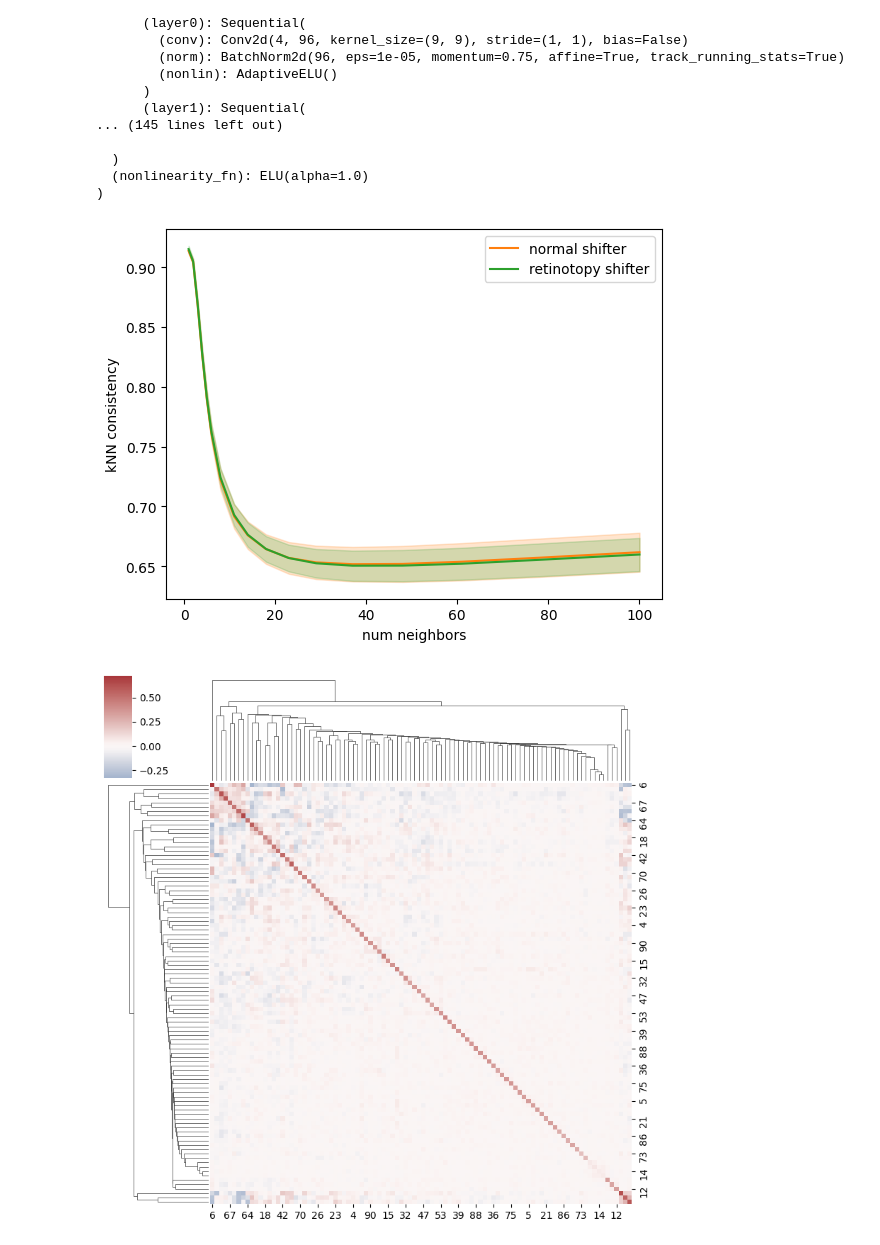
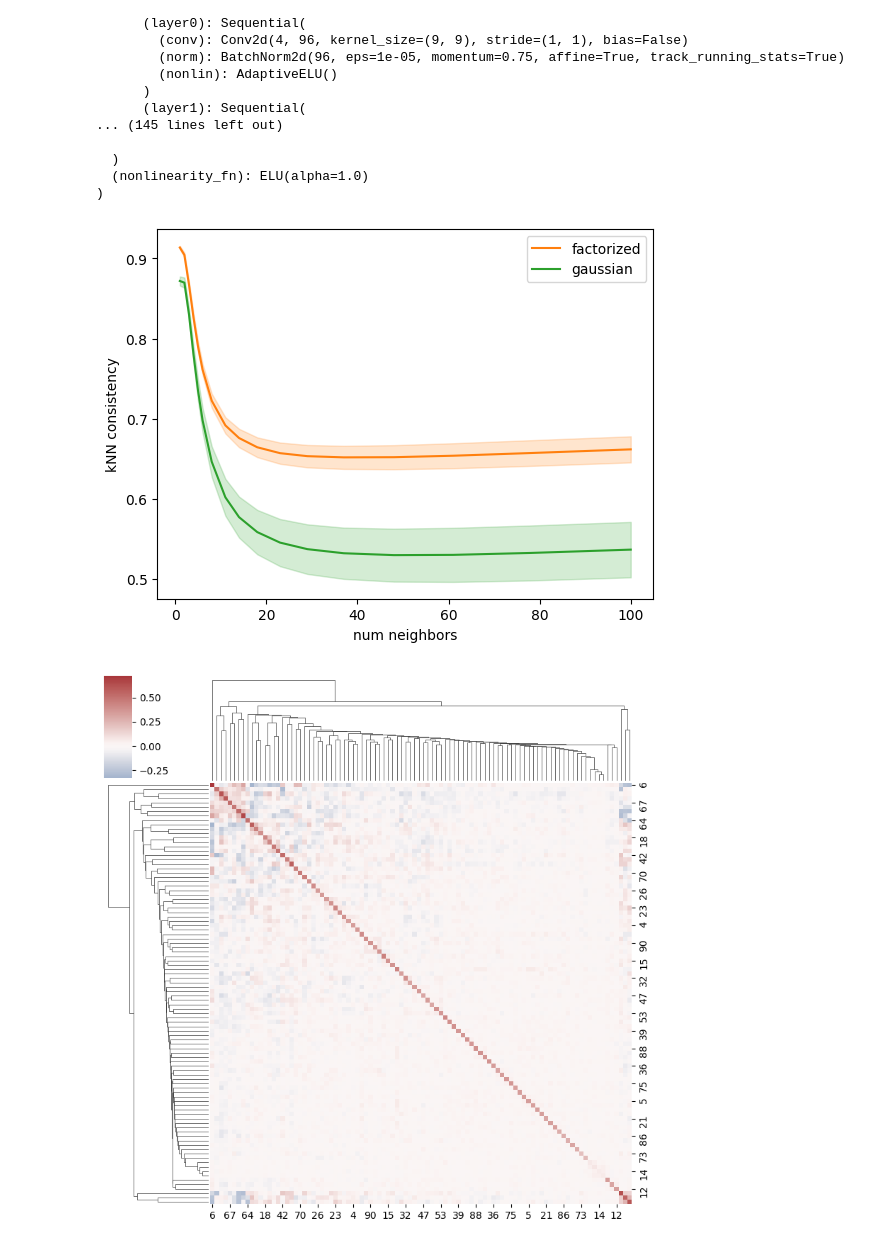
Before and after one commit to NathanSoeding/sensorium, a Jupyter notebook: small_readout_vectors/debug_factorized.ipynb, the cells around one changed output. Drawn from its saved outputs; the diff is of its cells as text; code cells hidden in the pictures.

Commit message:
per neuron full covariance for smooth gaussian factorized

```diff
--- a/small_readout_vectors/debug_factorized.ipynb
+++ b/small_readout_vectors/debug_factorized.ipynb
@@ -76,8 +76,8 @@ factorized_model_config_old = {
     'gamma_sigma' : 0.25,
     'readout_type': 'factorized',
     'init_temp': 1,
-    'factorize_spatial': False,
-    'fourier_spatial': True,
+    'factorize_spatial': True,
+    'fourier_spatial': False,
     'fourier_max_freq': 4,
     # 'retinotopy_spatial': None,
     'retinotopy_spatial': {
@@ -86,6 +86,7 @@ factorized_model_config_old = {
         'in_dim': None,
     },
     'whitener': Whitener(96, 0.003),
+    'track_running_stats': True,
 }
 
 import copy
@@ -102,11 +103,11 @@ factorized_model_config = copy.deepcopy(factorized_model_config_old)
 # factorized_model_config['whitener'] = None
 # factorized_model_config['shifter'] = False
 # factorized_model_config['perspective'] = True
-factorized_model_config['retinotopy_spatial'] = {
-    # 'hidden_features': 20,
-    # 'hidden_layers': 3,
-    'in_dim': 4,
-}
+# factorized_model_config['retinotopy_spatial'] = {
+#     # 'hidden_features': 20,
+#     # 'hidden_layers': 3,
+#     'in_dim': 4,
+# }
 # factorized_model_config['init_temp'] = 0.1
 # factorized_model_config['normalize_logits'] = True
 # factorized_model_config['shifter'] = False
@@ -117,16 +118,13 @@ factorized_model_config['retinotopy_spatial'] = {
 # factorized_model_config['shifter_bias'] = False
 # factorized_model_config['fourier_max_freq'] = 1
 # factorized_model_config['diagonal'] = False
-# factorized_model_config['gaussian_spatial'] = True
-factorized_model_config['fourier_spatial'] = False
-factorized_model_config['discretized_spatial'] = True
+factorized_model_config['discretized_spatial'] = False
+factorized_model_config['gaussian_spatial'] = True
+factorized_model_config['covariance_type'] = 'full'
+factorized_model_config['track_running_stats'] = False
+# factorized_model_config['fourier_spatial'] = False
 
-
-# factorized_model_config_old = factorized_model_config.copy()
-# factorized_model_config_old['init_temp'] = 1.0
-# factorized_model_config_old['normalize_logits'] = False
-
-factorized_model_config['shifter'] = False
+# factorized_model_config['shifter'] = False
 # factorized_model_config['perspective'] = True
 # factorized_model_config['retina_mlp_layers'] = 3
 # factorized_model_config['retina_mlp_features'] = 16
@@ -337,10 +335,15 @@ factorized_paths_old = [
 #     'runs/factorized/fourier96_gaussian_epoch_cp_2x2shift_seed42/model_weights.pth',
 #     'runs/factorized/fourier96_gaussian_epoch_cp_2x2shift_seed123/model_weights.pth',
 # ]
+# factorized_paths = [
+#     'runs/factorized/discretized96_retinotopy_shifter_seed0/model_weights.pth',
+#     'runs/factorized/discretized96_retinotopy_shifter_seed42/model_weights.pth',
+#     'runs/factorized/discretized96_retinotopy_shifter_seed123/model_weights.pth',
+# ]
 factorized_paths = [
-    'runs/factorized/discretized96_retinotopy_shifter_seed0/model_weights.pth',
-    'runs/factorized/discretized96_retinotopy_shifter_seed42/model_weights.pth',
-    'runs/factorized/discretized96_retinotopy_shifter_seed123/model_weights.pth',
+    'runs/factorized/full_gaussian_seed0/model_weights.pth',
+    'runs/factorized/full_gaussian_seed42/model_weights.pth',
+    'runs/factorized/full_gaussian_seed123/model_weights.pth',
 ]
 # %%
 monitor_locs = []
@@ -676,23 +763,23 @@ FiringRateEncoder(
 # %%
 # Get the default color cycle
 colors = plt.rcParams['axes.prop_cycle'].by_key()['color']
 
 for curve, label, color in zip(
     [factorized_curve_old, factorized_curve],
-    ['normal shifter', 'retinotopy shifter'],
+    ['factorized', 'gaussian'],
     colors[1:7]
 ):
     m = curve[0]
     s = curve[1]
     plt.plot(k_range, m, color=color, label=label)
     plt.fill_between(k_range, m - s, m + s, alpha=0.2, color=color)
 
 plt.legend()
 plt.xlabel('num neighbors')
 plt.ylabel('kNN consistency')
 plt.show()
 # %% [output]
-[figure, old version]
+[figure, new version]
 # %%
 sns.clustermap(covs[2], cmap='vlag', center=0, figsize=(8, 8))
 plt.show()
```
Also changed, not shown: parts of 7 cells of this notebook, 2 other files.
